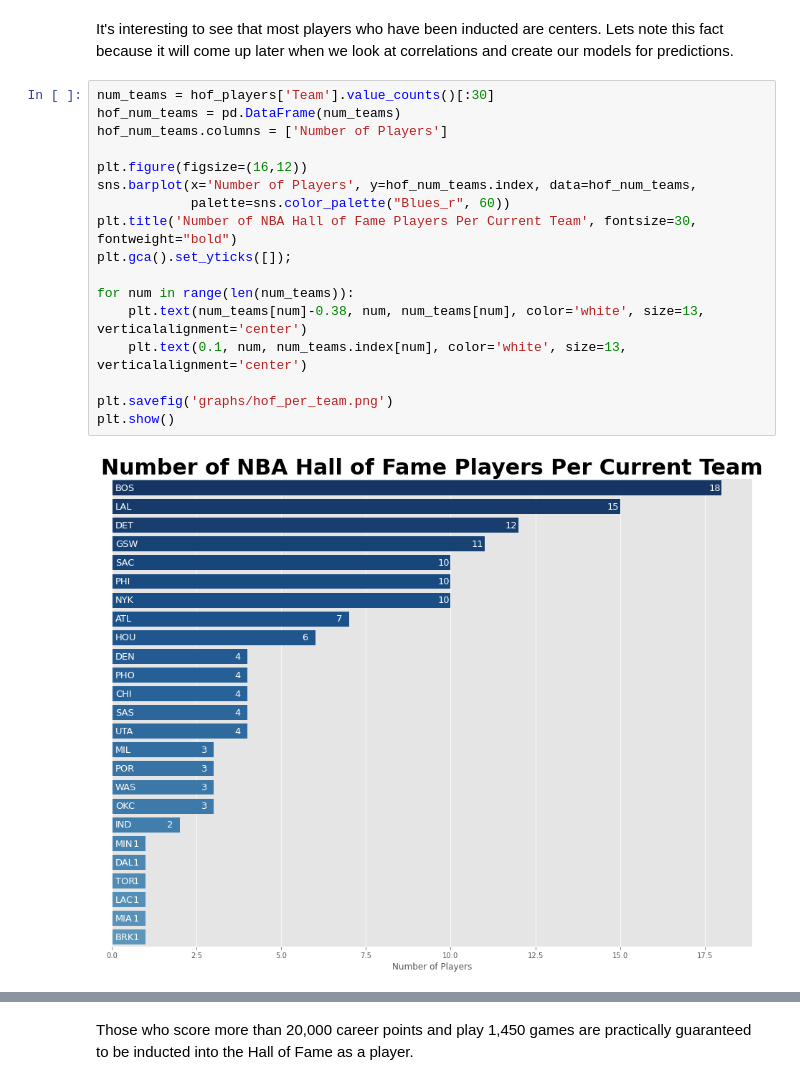
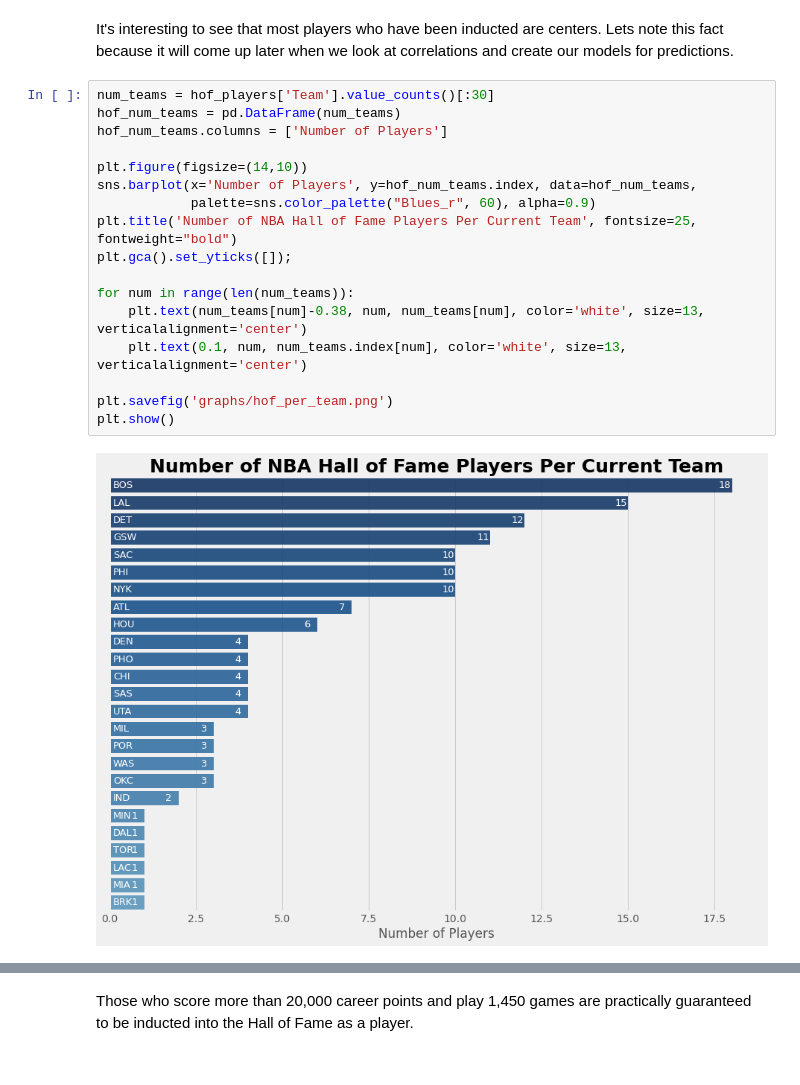
Before and after one commit to ctoeun/nba-hof-predictor, a Jupyter notebook: hof-analysis-predictions.ipynb, the cells around one changed output, grey strips where cells are left out. Drawn from its saved outputs; the diff is of its cells as text.

```diff
--- a/hof-analysis-predictions.ipynb
+++ b/hof-analysis-predictions.ipynb
@@ -239,19 +241,19 @@ It's interesting to see that most players who have been inducted are centers. Le
 # %%
 num_teams = hof_players['Team'].value_counts()[:30]
 hof_num_teams = pd.DataFrame(num_teams)
 hof_num_teams.columns = ['Number of Players']
 
-plt.figure(figsize=(16,12))
+plt.figure(figsize=(14,10))
 sns.barplot(x='Number of Players', y=hof_num_teams.index, data=hof_num_teams,
-            palette=sns.color_palette("Blues_r", 60))
-plt.title('Number of NBA Hall of Fame Players Per Current Team', fontsize=30, fontweight="bold")
+            palette=sns.color_palette("Blues_r", 60), alpha=0.9)
+plt.title('Number of NBA Hall of Fame Players Per Current Team', fontsize=25, fontweight="bold")
 plt.gca().set_yticks([]);
 
 for num in range(len(num_teams)):
     plt.text(num_teams[num]-0.38, num, num_teams[num], color='white', size=13, verticalalignment='center')
     plt.text(0.1, num, num_teams.index[num], color='white', size=13, verticalalignment='center')
 
 plt.savefig('graphs/hof_per_team.png')
 plt.show()
 # %% [output]
-[figure, old version]
+[figure, new version]
```
Also changed, not shown: parts of 49 cells of this notebook, 20 other files.
